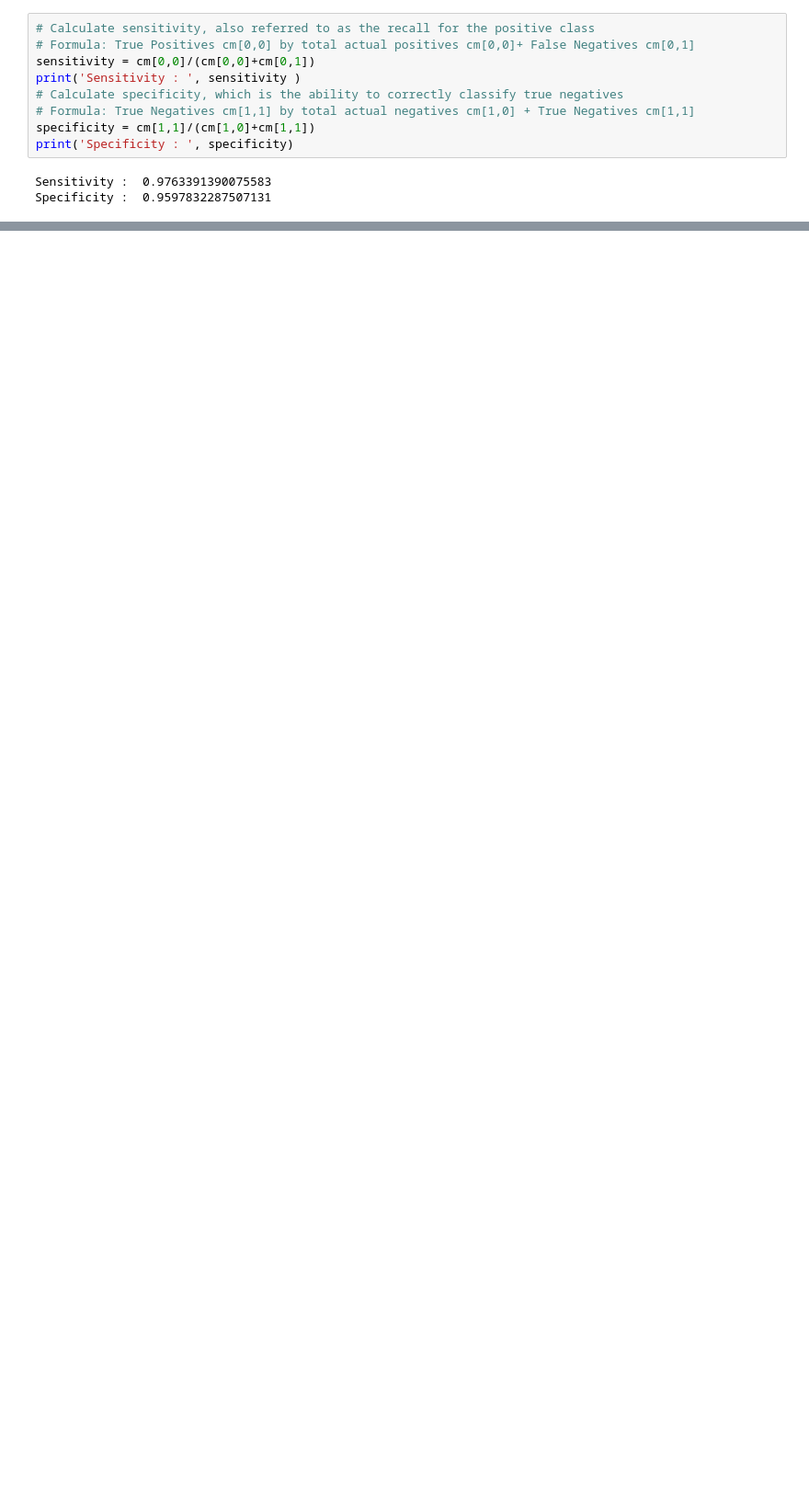
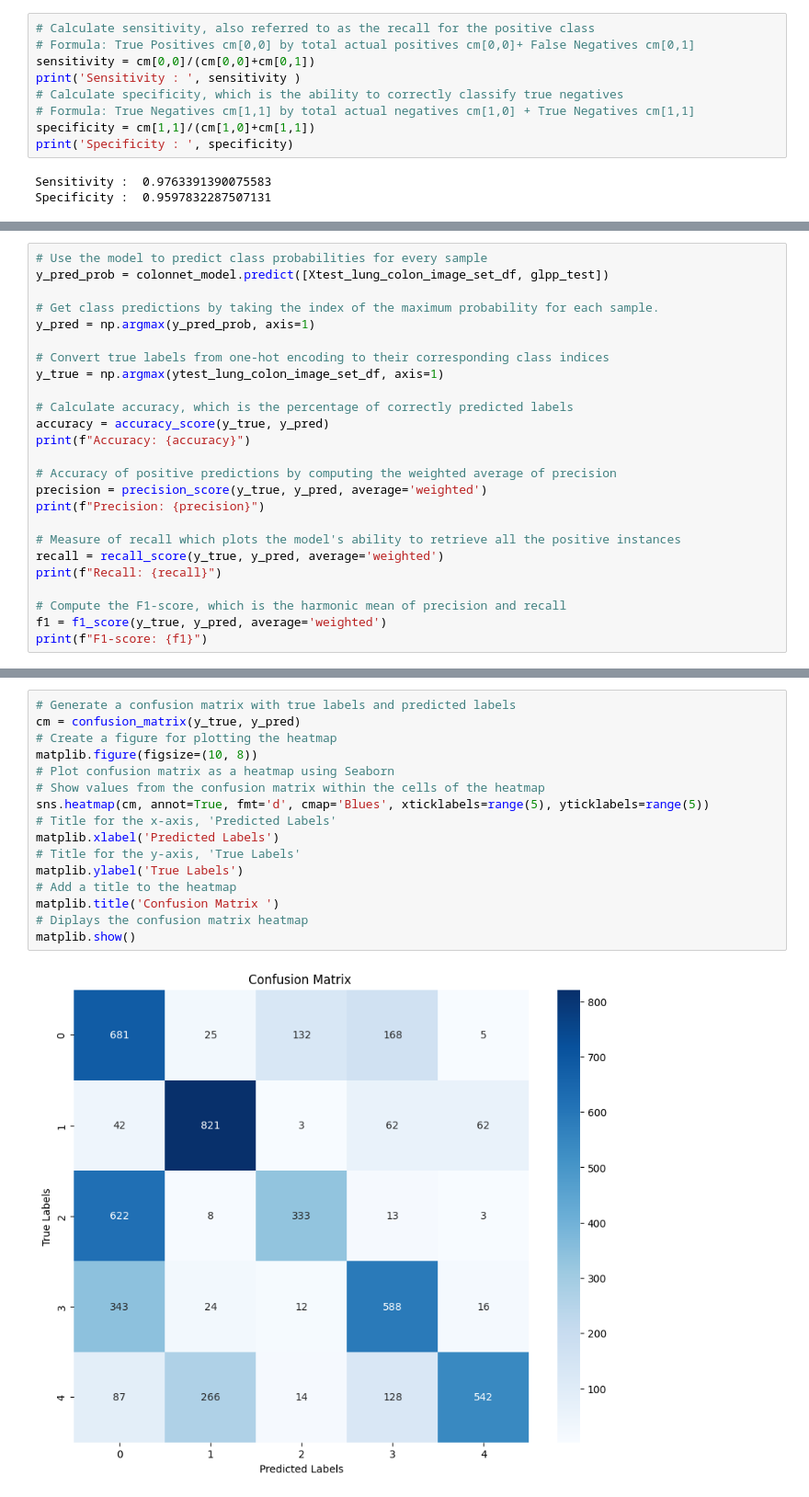
Before and after one commit to sumanapalle065/LC25000-Hybrid-Architecture-using-DL, a Jupyter notebook: LC25000_Hybrid_Arc.ipynb, the cells around one changed output, grey strips where cells are left out. Shown at 92% size. Cells and saved outputs as stored; diff of their text form; blank space fills up the shorter version.

```diff
--- a/LC25000_Hybrid_Arc.ipynb
+++ b/LC25000_Hybrid_Arc.ipynb
@@ -523,0 +527,25 @@ matplib.show()
+# %%
+# Use the model to predict class probabilities for every sample
+y_pred_prob = colonnet_model.predict([Xtest_lung_colon_image_set_df, glpp_test])
+
+# Get class predictions by taking the index of the maximum probability for each sample.
+y_pred = np.argmax(y_pred_prob, axis=1)
+
+# Convert true labels from one-hot encoding to their corresponding class indices
+y_true = np.argmax(ytest_lung_colon_image_set_df, axis=1)
+
+# Calculate accuracy, which is the percentage of correctly predicted labels
+accuracy = accuracy_score(y_true, y_pred)
+print(f"Accuracy: {accuracy}")
+
+# Accuracy of positive predictions by computing the weighted average of precision
+precision = precision_score(y_true, y_pred, average='weighted')
+print(f"Precision: {precision}")
+
+# Measure of recall which plots the model's ability to retrieve all the positive instances
+recall = recall_score(y_true, y_pred, average='weighted')
+print(f"Recall: {recall}")
+
+# Compute the F1-score, which is the harmonic mean of precision and recall
+f1 = f1_score(y_true, y_pred, average='weighted')
+print(f"F1-score: {f1}")
@@ -523,0 +558,18 @@ matplib.show()
+# %%
+# Generate a confusion matrix with true labels and predicted labels
+cm = confusion_matrix(y_true, y_pred)
+# Create a figure for plotting the heatmap
+matplib.figure(figsize=(10, 8))
+# Plot confusion matrix as a heatmap using Seaborn
+# Show values from the confusion matrix within the cells of the heatmap
+sns.heatmap(cm, annot=True, fmt='d', cmap='Blues', xticklabels=range(5), yticklabels=range(5))
+# Title for the x-axis, 'Predicted Labels'
+matplib.xlabel('Predicted Labels')
+# Title for the y-axis, 'True Labels'
+matplib.ylabel('True Labels')
+# Add a title to the heatmap
+matplib.title('Confusion Matrix ')
+# Diplays the confusion matrix heatmap
+matplib.show()
+# %% [output]
+[figure, added]
```
Also changed, not shown: parts of 5 cells of this notebook.
